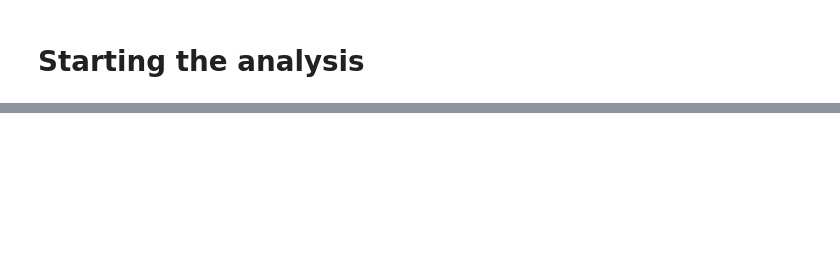
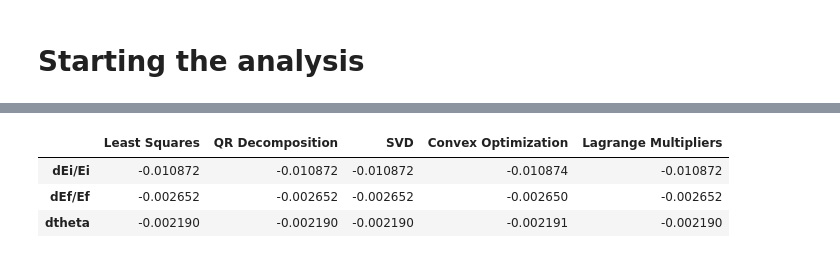
Before and after one commit to avnishphy/nps_analysis, a Jupyter notebook: elastic_analysis/elastic_singles.ipynb, the cells around one changed output, grey strips where cells are left out. Drawn from its saved outputs; the diff is of its cells as text; code cells hidden in the pictures; blank space fills up the shorter version.

```diff
--- a/elastic_analysis/elastic_singles.ipynb
+++ b/elastic_analysis/elastic_singles.ipynb
@@ -420,0 +931,75 @@ Analysis complete. Multi-panel plot and sorted CSV saved.
+# %%
+import numpy as np
+import pandas as pd
+import matplotlib.pyplot as plt
+from scipy.optimize import minimize
+
+# Constants
+mp = 0.938  # GeV (proton mass)
+
+# Load CSV
+df = pd.read_csv("settings_with_kinematics.csv")
+
+# Drop rows with NaNs
+df = df.dropna(subset=["Beam_E_GeV", "Electron_P_GeV", "HMS_Angle_deg", "dWmeas"])
+
+# Extract needed columns
+Ei = df["Beam_E_GeV"].values
+Ef = df["Electron_P_GeV"].values
+theta_deg = df["HMS_Angle_deg"].values
+dWmeas = df["dWmeas"].values
+
+theta_rad = np.radians(theta_deg)
+sin_theta = np.sin(theta_rad)
+sin2_half_theta = np.sin(theta_rad / 2)**2
+
+# Compute derivatives
+dW_dEi = Ef / Ei
+dW_dEf = -Ei / Ef
+dW_dtheta = -Ei * Ef * sin_theta / mp  # Using provided formula
+
+# Construct matrix A and vector b
+A = np.vstack((dW_dEi * Ei, dW_dEf * Ef, dW_dtheta)).T  # N x 3
+b = dWmeas
+
+# === 1. Least Squares ===
+x_lstsq, residuals, _, _ = np.linalg.lstsq(A, b, rcond=None)
+
+# === 2. QR Decomposition ===
+Q, R = np.linalg.qr(A)
+x_qr = np.linalg.solve(R, Q.T @ b)
+
+# === 3. SVD ===
+U, S, Vt = np.linalg.svd(A, full_matrices=False)
+x_svd = Vt.T @ np.linalg.inv(np.diag(S)) @ U.T @ b
+
+# === 4. Convex Optimization (Minimize ||Ax - b||^2) ===
+def objective(x): return np.linalg.norm(A @ x - b)**2
+res_cvx = minimize(objective, np.zeros(3))
+x_cvx = res_cvx.x
+
+# === 5. Lagrange Multipliers (Equality-constrained least squares) ===
+# Here, same as Least Squares for linear unconstrained case, shown for formality
+# If needed: minimize ||Ax - b||^2 s.t. Cx = d
+# But since we only have equality (Ax = b), we can solve (AᵀA)x = Aᵀb
+x_lagrange = np.linalg.inv(A.T @ A) @ A.T @ b
+
+# === Output All Methods ===
+methods = {
+    "Least Squares": x_lstsq,
+    "QR Decomposition": x_qr,
+    "SVD": x_svd,
+    "Convex Optimization": x_cvx,
+    "Lagrange Multipliers": x_lagrange,
+}
+
+results_df = pd.DataFrame(methods, index=["dEi/Ei", "dEf/Ef", "dtheta"])
+results_df
+
+# Optionally: Save to CSV
+# results_df.to_csv("extracted_offsets_summary.csv")
+# %% [output]
+|  | Least Squares | QR Decomposition | SVD | Convex Optimization | Lagrange Multipliers |
+| dEi/Ei | -0.010872 | -0.010872 | -0.010872 | -0.010874 | -0.010872 |
+| dEf/Ef | -0.002652 | -0.002652 | -0.002652 | -0.002650 | -0.002652 |
+| dtheta | -0.002190 | -0.002190 | -0.002190 | -0.002191 | -0.002190 |
```
Also changed, not shown: parts of 6 cells of this notebook, 1 other file.
